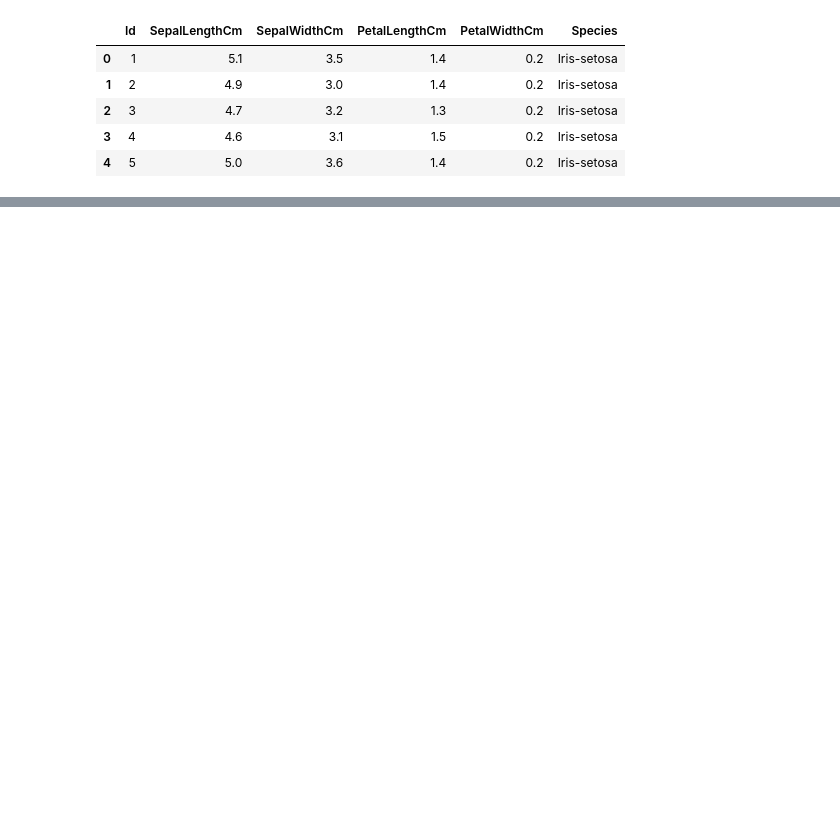
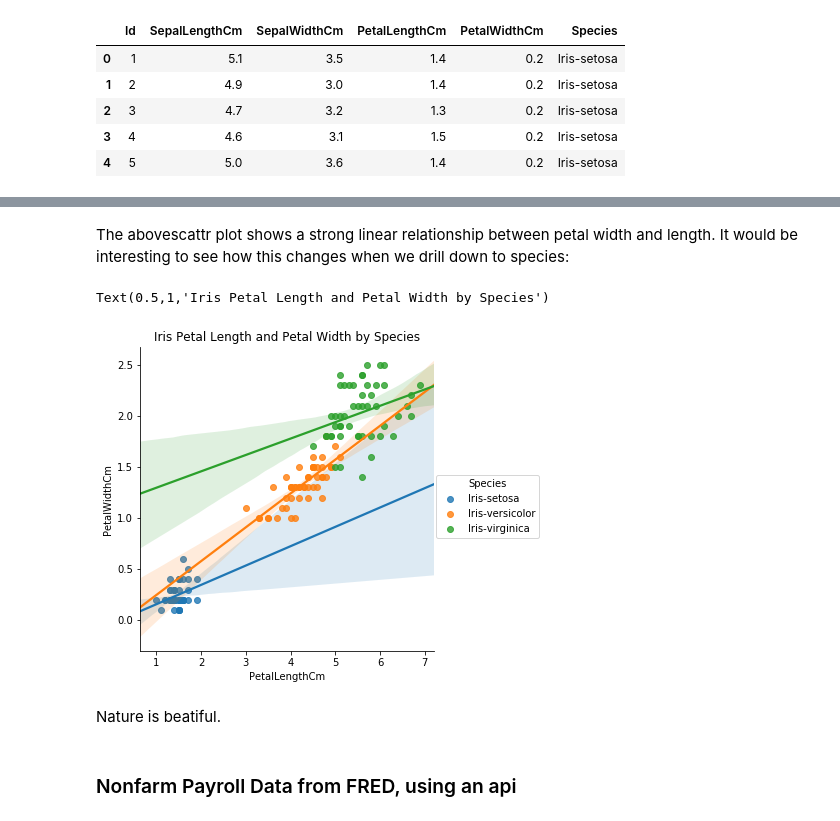
Before and after one commit to Data-Hunter/byu_econ_applied_machine_learning, a Jupyter notebook: homeworks/Homework_1.ipynb, the cells around one changed output, grey strips where cells are left out. Drawn from its saved outputs; the diff is of its cells as text; code cells hidden in the pictures; blank space fills up the shorter version.

```diff
--- a/homeworks/Homework_1.ipynb
+++ b/homeworks/Homework_1.ipynb
@@ -41,0 +102,12 @@ data.head()
+# %% [markdown]
+The abovescattr plot shows a strong linear relationship between petal width and length. It would be interesting to see how this changes when we drill down to species:
+# %%
+sns.lmplot(x="PetalLengthCm", y="PetalWidthCm", data=iris, hue="Species")
+mpl.title("Iris Petal Length and Petal Width by Species")
+# %% [output]
+Text(0.5,1,'Iris Petal Length and Petal Width by Species')
+[figure, added]
+# %% [markdown]
+Nature is beatiful.
+# %% [markdown]
+### Nonfarm Payroll Data from FRED, using an api
```
Also changed, not shown: parts of 52 cells of this notebook.
